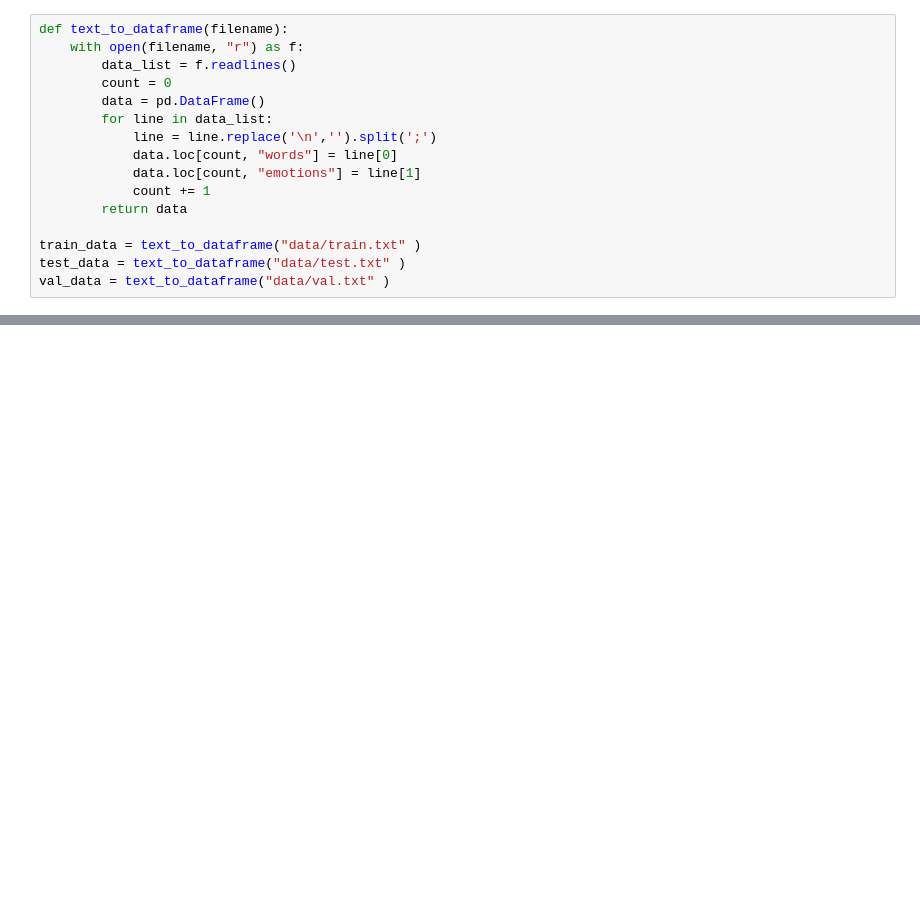
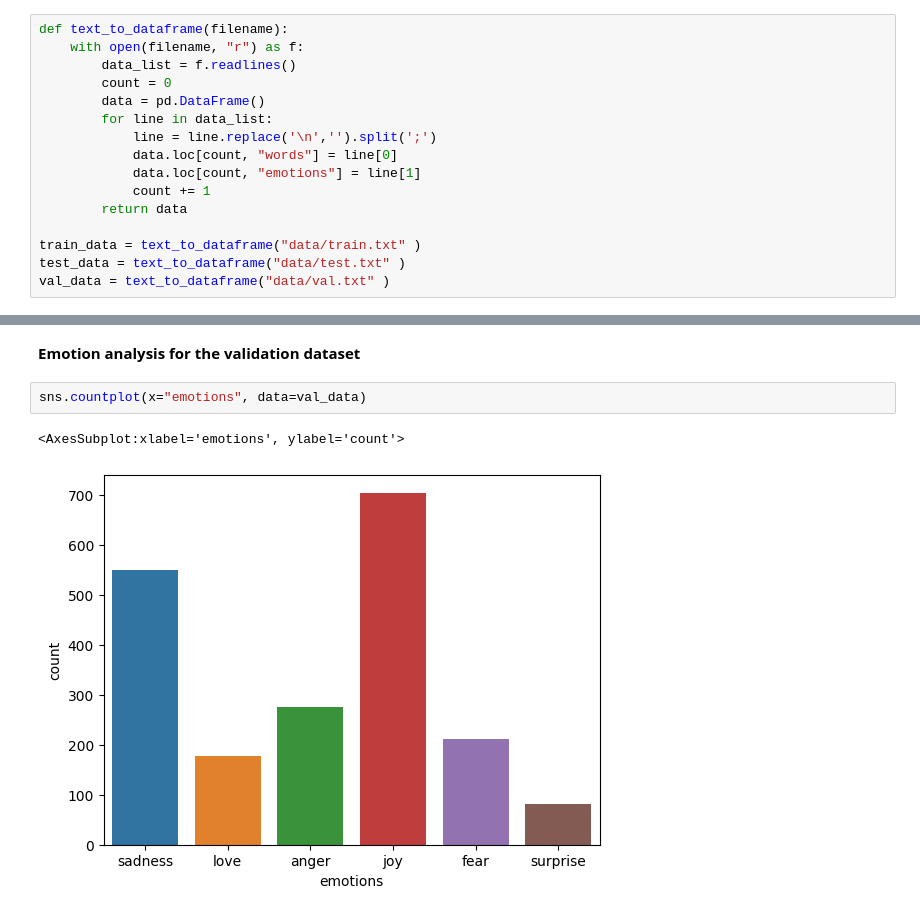
Before and after one commit to EphraimX/emi-the-emotion-predictor, a Jupyter notebook: cleaning_analysis_notebook.ipynb, the cells around one changed output, grey strips where cells are left out. Drawn from its saved outputs; the diff is of its cells as text; blank space fills up the shorter version.

```diff
--- a/cleaning_analysis_notebook.ipynb
+++ b/cleaning_analysis_notebook.ipynb
@@ -35,0 +37,7 @@ test_data
+# %% [markdown]
+**Emotion analysis for the validation dataset**
+# %%
+sns.countplot(x="emotions", data=val_data)
+# %% [output]
+<AxesSubplot:xlabel='emotions', ylabel='count'>
+[figure, added]
```
Also changed, not shown: parts of 8 cells of this notebook.
